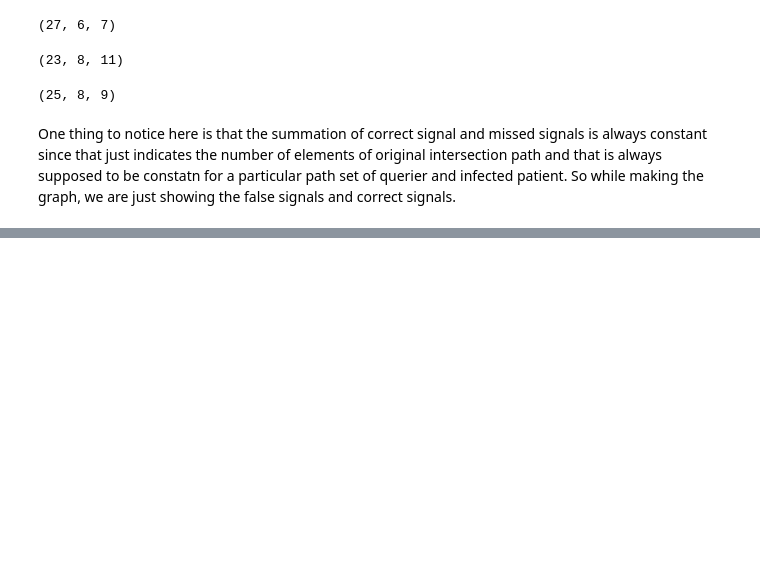
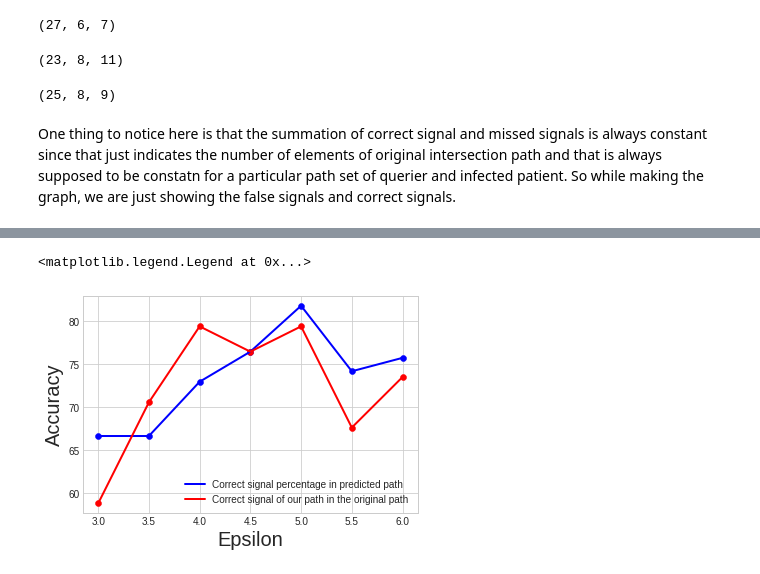
Before and after one commit to snpushpi/Covid19_Contact_tracing_repo_beta, a Jupyter notebook: Generating_graph.ipynb, the cells around one changed output, grey strips where cells are left out. Drawn from its saved outputs; the diff is of its cells as text; code cells hidden in the pictures; blank space fills up the shorter version.

```diff
--- a/Generating_graph.ipynb
+++ b/Generating_graph.ipynb
@@ -64,0 +118,25 @@ Image('my_figure.png')
+# %%
+first_type_of_accuracy = [66.66,66.66,72.97,76.47,81.81,74.19,75.75]
+second_type_of_accuracy = [58.82,70.58,79.41,76.47,79.41,67.64,73.52]
+epsilon=[3,3.5,4,4.5,5,5.5,6]
+fig = plt.figure()
+plt.clf()
+plt.xlabel('Epsilon')
+plt.ylabel('Accuracy')
+plt.plot(epsilon, first_type_of_accuracy,'b', label = 'Correct signal percentage in predicted path')
+plt.plot(epsilon, second_type_of_accuracy,'r', label = 'Correct signal of our path in the original path')
+plt.scatter(epsilon, first_type_of_accuracy,c='b')
+plt.scatter(epsilon,second_type_of_accuracy,c='r')
+mpl.rcParams['lines.linewidth'] = 2
+mpl.rcParams['boxplot.showbox'] = True
+mpl.rcParams['axes.titlesize']=24
+mpl.rcParams['axes.labelsize']=20
+mpl.rcParams['lines.linewidth']=2
+mpl.rcParams['xtick.labelsize']=10
+mpl.rcParams['ytick.labelsize']=10
+#mpl.rcParams.keys()
+plt.style.use(['seaborn-bright'])
+plt.legend()
+# %% [output]
+<matplotlib.legend.Legend at 0x...>
+[figure, added]
```
Also changed, not shown: parts of 7 cells of this notebook.
